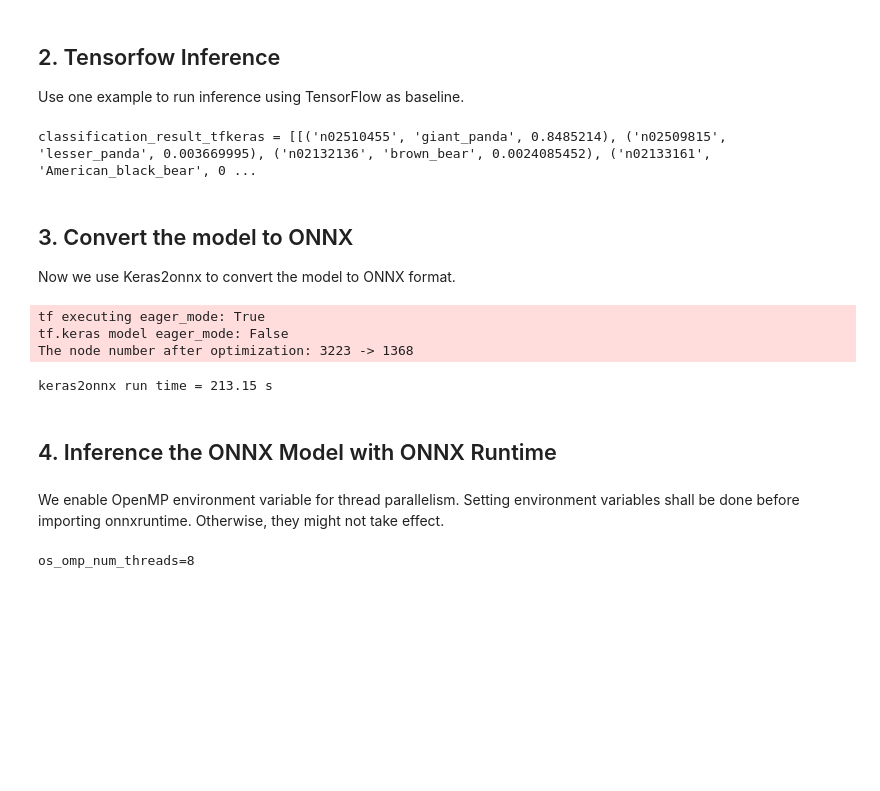
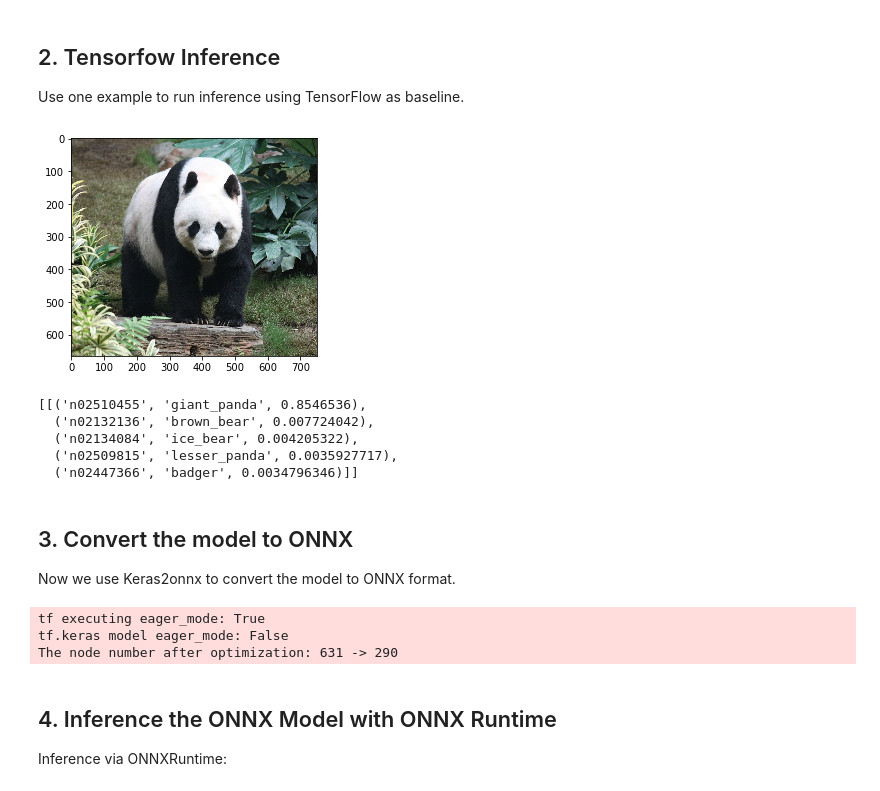
Before and after one commit to onnx/keras-onnx, a Jupyter notebook: tutorial/TensorFlow_Keras_EfficientNet.ipynb, the cells around one changed output. Saved outputs shown, nothing was run; the diff lists cells and outputs as text; code cells hidden in the pictures; blank space fills up the shorter version.

```diff
--- a/tutorial/TensorFlow_Keras_EfficientNet.ipynb
+++ b/tutorial/TensorFlow_Keras_EfficientNet.ipynb
@@ -33,8 +33,9 @@ import sys
 # %% [markdown]
 Start to load the pretrained EfficientNet model.
 # %%
+import numpy as np
 import efficientnet.tfkeras as efn
-from keras.applications.imagenet_utils import decode_predictions
-from efficientnet.keras import center_crop_and_resize, preprocess_input
+from tensorflow.keras.applications.imagenet_utils import decode_predictions, preprocess_input
+from efficientnet.preprocessing import center_crop_and_resize
 from skimage.io import imread
-model = efn.EfficientNetB7(weights='imagenet')
+model = efn.EfficientNetB0(weights='imagenet')
@@ -50,59 +44,39 @@ WARNING:tensorflow:Large dropout rate: 0.5625 (>0.5). In TensorFlow 2.x, dropout
 
 Use one example to run inference using TensorFlow as baseline.
 # %%
-import numpy as np
-image = imread('panda.jpg')
+%matplotlib inline
+import matplotlib.pyplot as plt
+image = imread('../tests/data/panda.jpg')
 image_size = model.input_shape[1]
+plt.imshow(image, interpolation='nearest')
+plt.show()
 x = center_crop_and_resize(image, image_size=image_size)
-x = preprocess_input(x)
+
+x = preprocess_input(x, mode='torch')
 inputs = np.expand_dims(x, 0)
 expected = model.predict(inputs)
-result = decode_predictions(expected)
-print('classification_result_tfkeras = '+str(result))
+decode_predictions(expected)
 # %% [output]
+[figure, added]
-classification_result_tfkeras = [[('n02510455', 'giant_panda', 0.8485214), ('n02509815', 'lesser_panda', 0.003669995), ('n02132136', 'brown_bear', 0.0024085452), ('n02133161', 'American_black_bear', 0 ...
+[[('n02510455', 'giant_panda', 0.8546536),
+  ('n02132136', 'brown_bear', 0.007724042),
+  ('n02134084', 'ice_bear', 0.004205322),
+  ('n02509815', 'lesser_panda', 0.0035927717),
+  ('n02447366', 'badger', 0.0034796346)]]
 # %% [markdown]
 ## 3. Convert the model to ONNX
 
 Now we use Keras2onnx to convert the model to ONNX format.
 # %%
-import os
-import time
-
-output_model_path = 'keras_efficientNet.onnx'
-os.environ["TF_KERAS"] = "1"
-
-import tensorflow
 import keras2onnx
-
-start = time.time()
+output_model_path = "keras_efficientNet.onnx"
 onnx_model = keras2onnx.convert_keras(model, model.name)
-print("keras2onnx run time = {} s".format(format(time.time() - start, '.2f')))
 keras2onnx.save_model(onnx_model, output_model_path)
 # %% [output]
 tf executing eager_mode: True
 tf.keras model eager_mode: False
-The node number after optimization: 3223 -> 1368
+The node number after optimization: 631 -> 290
-keras2onnx run time = 213.15 s
 # %% [markdown]
 ## 4. Inference the ONNX Model with ONNX Runtime
+
+Inference via ONNXRuntime:
-# %% [markdown]
-We enable OpenMP environment variable for thread parallelism. Setting environment variables shall be done before importing onnxruntime. Otherwise, they might not take effect.
-# %%
-import os
-import psutil
-
-# You may change the settings in this cell according to Performance Test Tool result after running the whole notebook.
-use_openmp = True
-
-# ATTENTION: these environment variables must be set before importing onnxruntime.
-if use_openmp:
-    os.environ["OMP_NUM_THREADS"] = str(psutil.cpu_count(logical=True))
-else:
-    os.environ["OMP_NUM_THREADS"] = '1'
-
-print('os_omp_num_threads='+os.environ["OMP_NUM_THREADS"])
-
-os.environ["OMP_WAIT_POLICY"] = 'ACTIVE'
-# %% [output]
-os_omp_num_threads=8
```
Also changed, not shown: parts of 7 cells of this notebook, 3 other files.
